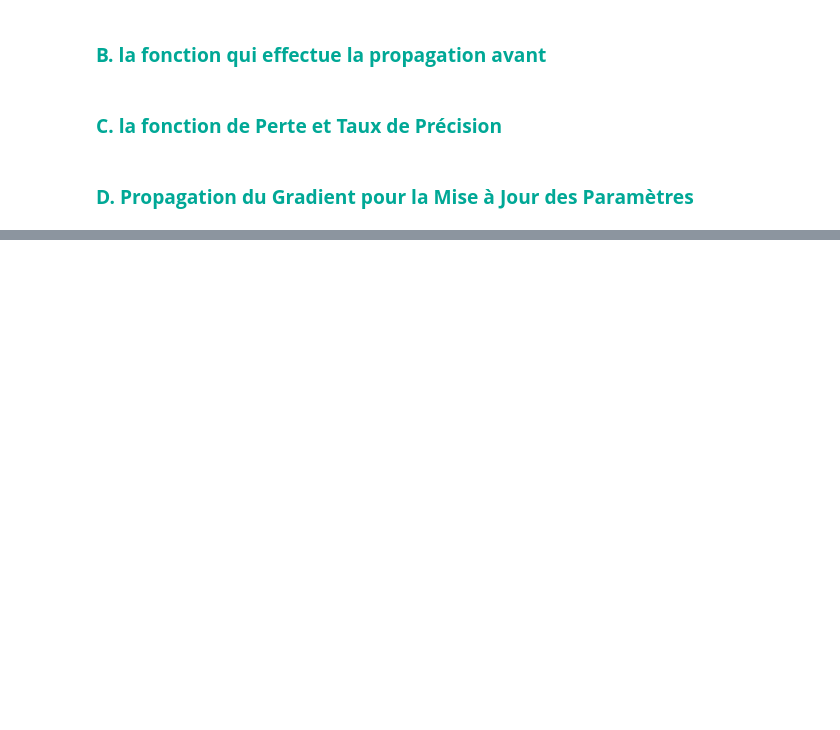
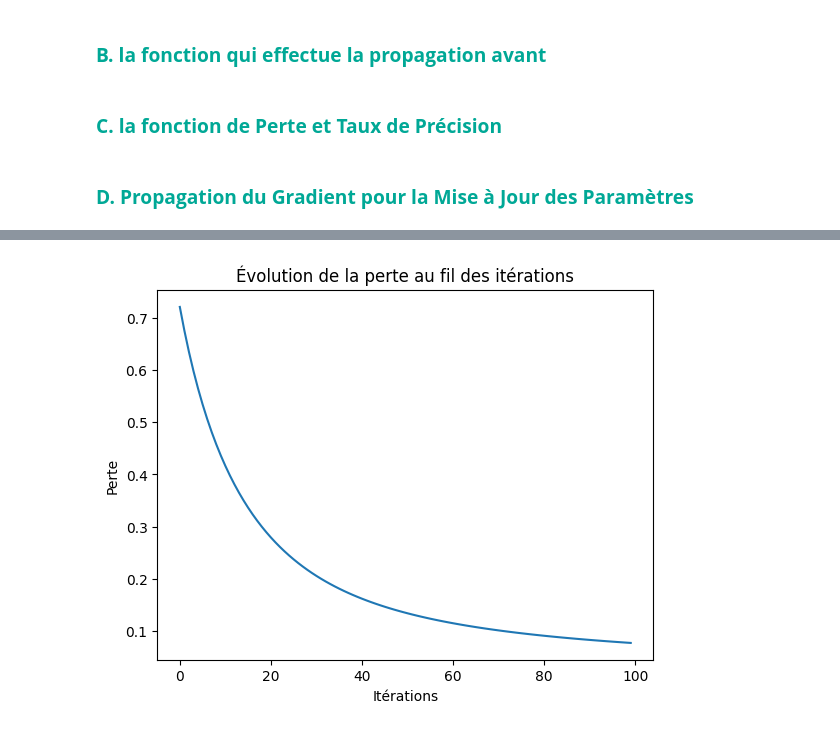
Before and after one commit to OmarElHrr/TP-1-DEEP-LEARNING, a Jupyter notebook: TP1_DL.ipynb, the cells around one changed output, grey strips where cells are left out. Cells and saved outputs as stored; diff of their text form; code cells hidden in the pictures; blank space fills up the shorter version.

```diff
--- a/TP1_DL.ipynb
+++ b/TP1_DL.ipynb
@@ -535,0 +543,10 @@ def backward_auto(params, outputs, Y):
+# %%
+def sgd(params, grads, eta):
+    # Assurez-vous d'utiliser torch.no_grad() pour éviter de calculer les gradients lors de la mise à jour des paramètres
+    with torch.no_grad(): # Attention a bien utiliser torch.no_grad()
+        for par in params:
+            # Mise à jour des paramètres avec la descente de gradient
+            params[par] = params[par] - eta * grads['d' + par]
+            # Activer à nouveau le suivi des gradients pour les paramètres
+            params[par].requires_grad_(True)
+    return params
@@ -535,0 +557,75 @@ def backward_auto(params, outputs, Y):
+# %%
+
+N_epoch = 100 #nombre des époque
+batch = 10 # taille du batch
+N = 100 # taille des donnees
+eta =  0.01 #  learning rate
+
+#importation des données
+X, Y= make_classification(n_samples=N, n_features=2, n_informative=2, n_redundant=0, random_state=42)
+X = X.transpose()
+# Convertir les arrays NumPy en tensors PyTorch
+X_tensor = torch.tensor(X, dtype=torch.float32)
+Y_tensor = torch.tensor(Y, dtype=torch.int64)
+
+#effectuer le codage one-hot des étiquettes car en a deux nourons dans la couche de sortie
+Y_one_hot = F.one_hot(Y_tensor)
+X = X_tensor
+Y = Y_one_hot.t()
+
+# dictionnaire pour stocker la perte du modèle pour chaque époque
+loss_history = []
+#initialiser les paramètres du modèle
+params = init_params(X.shape[0], 5, len(Y))
+#Boucle pour l'entraînement du modèle par des époques.
+for epoch in range(N_epoch):
+    j = 0
+    loss, acc = 0 , 0 #Réinitialiser la perte et la précision du modèle pour chaque époque.
+    #Diviser les données sous forme de mini-batchs.
+    #Boucle sur les mini-batchs.
+    for i in range(1, N // batch + 1):
+        # Sélectionner un mini-batch à partir des données
+        X_epoch = X[:, j:i * batch]
+        Y_epoch = Y[:, j: i * batch]
+        # Effectuer la propagation avant pour obtenir les prédictions du modèle
+        cach = forward(params, X_epoch)
+         # Accumuler la perte pour le mini-batch actuel
+        loss =  loss + loss_accuracy(cach['Yhat'], Y_epoch)[0]
+        # Accumuler la précision pour le mini-batch actuel
+        acc = acc + loss_accuracy(cach['Yhat'], Y_epoch)[1]
+        # Effectuer la rétropropagation pour calculer les gradients
+        grads = backward_auto(params,  cach, Y_epoch)
+        # Mettre à jour les paramètres avec la descente de gradient
+        params = sgd(params, grads, eta )
+        j = i * batch
+
+    #Ce bloc de code gère le cas où la taille totale des données n'est pas un multiple de la taille du mini-batch.
+    if (N % batch != 0 and i ==  N // batch ) :
+        # Sélectionner un mini-batch à partir des données
+        X_epoch = X[:, j:N]
+        Y_epoch = Y[j : N]
+        # Effectuer la propagation avant pour obtenir les prédictions du modèle
+        cach = forward(params, X_epoch)
+        # Accumuler la perte pour le mini-batch actuel
+        loss =  loss + loss_accuracy(cach['Yhat'], X_epoch)[0]
+        # Accumuler la précision pour le mini-batch actuel
+        acc = acc + loss_accuracy(cach['Yhat'], Y_epoch)[1]
+        # Effectuer la rétropropagation pour calculer les gradients
+        grads = backward_auto(params, cach, X_epoch)
+        # Mettre à jour les paramètres avec la descente de gradient
+        params = sgd(params, grads, eta )
+    # Normalisation de la perte moyenne sur l'ensemble des mini-batchs d'une époque
+    loss = loss / (N / batch)
+    acc  = acc * 100 /  (N / batch)
+    #Afficher la perte et la précision calculées sur l'ensemble d'entraînement pour chaque époque.
+    print(f"loss sur train dans epoch {epoch} est: ", loss.item())
+    print(f"la precision sur train dans epoch {epoch} est: ", acc )
+    loss_history.append(loss.item())
+
+#graphique qui affiche l'évolution de la perte au cours des époques d'entraînement.
+plt.plot(loss_history)
+plt.xlabel('Itérations')
+plt.ylabel('Perte')
+plt.title('Évolution de la perte au fil des itérations')
+plt.show()
+# %% [output]
@@ -535,0 +649 @@ def backward_auto(params, outputs, Y):
+[figure, added]
```
Also changed, not shown: parts of 5 cells of this notebook.
